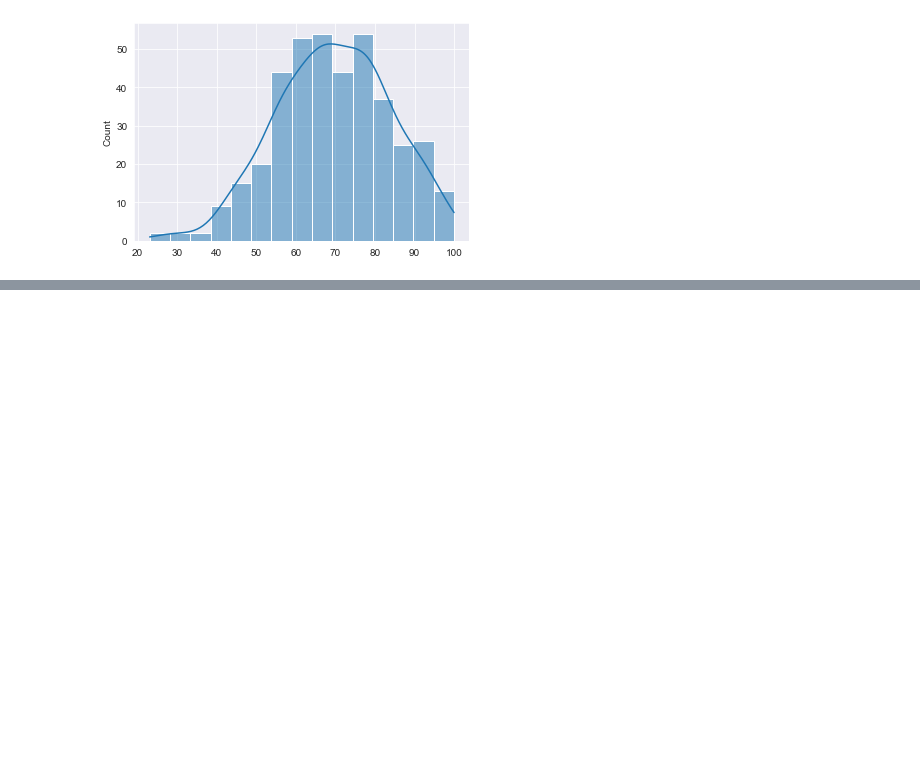
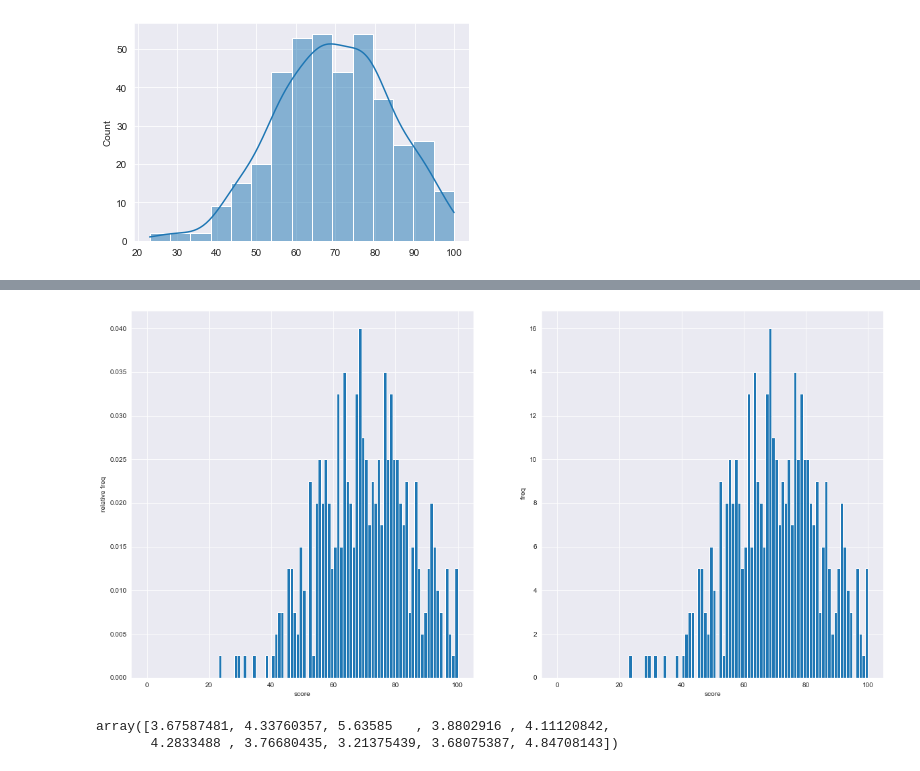
Before and after one commit to HyeonuJeong/Mycakd5, a Jupyter notebook: m3_통계/stat2.ipynb, the cells around one changed output, grey strips where cells are left out. Cells and saved outputs as stored; diff of their text form; code cells hidden in the pictures; blank space fills up the shorter version.

```diff
--- a/m3_통계/stat2.ipynb
+++ b/m3_통계/stat2.ipynb
@@ -156,0 +163,24 @@ plt.axis([20,120,0,0.5])
+# %%
+#y축을 빈도, 상대 빈도로 표시하여 그래프를 비교
+fig=plt.figure(figsize=(20,10))
+ax1 = fig.add_subplot(121)
+ax2 = fig.add_subplot(122)
+freq, _, _ = ax1.hist(scores, bins=100,range=(0,100),density=True)
+freq, _, _ = ax2.hist(scores, bins=100, range=(0,100))
+ax1.set_xlabel('score')
+ax2.set_xlabel('score')
+ax1.set_ylabel('relative freq')
+ax2.set_ylabel(' freq')
+ax.axis([20,110,0,0.045])
+
+plt.show()
+# %% [output]
+[figure, added]
+# %%
+from scipy.stats import norm
+pop=norm(loc=4,scale=0.8)
+arr=pop.rvs(10000)
+arr[:10]
+# %% [output]
+array([3.67587481, 4.33760357, 5.63585   , 3.8802916 , 4.11120842,
+       4.2833488 , 3.76680435, 3.21375439, 3.68075387, 4.84708143])
```
Also changed, not shown: parts of 7 cells of this notebook.
